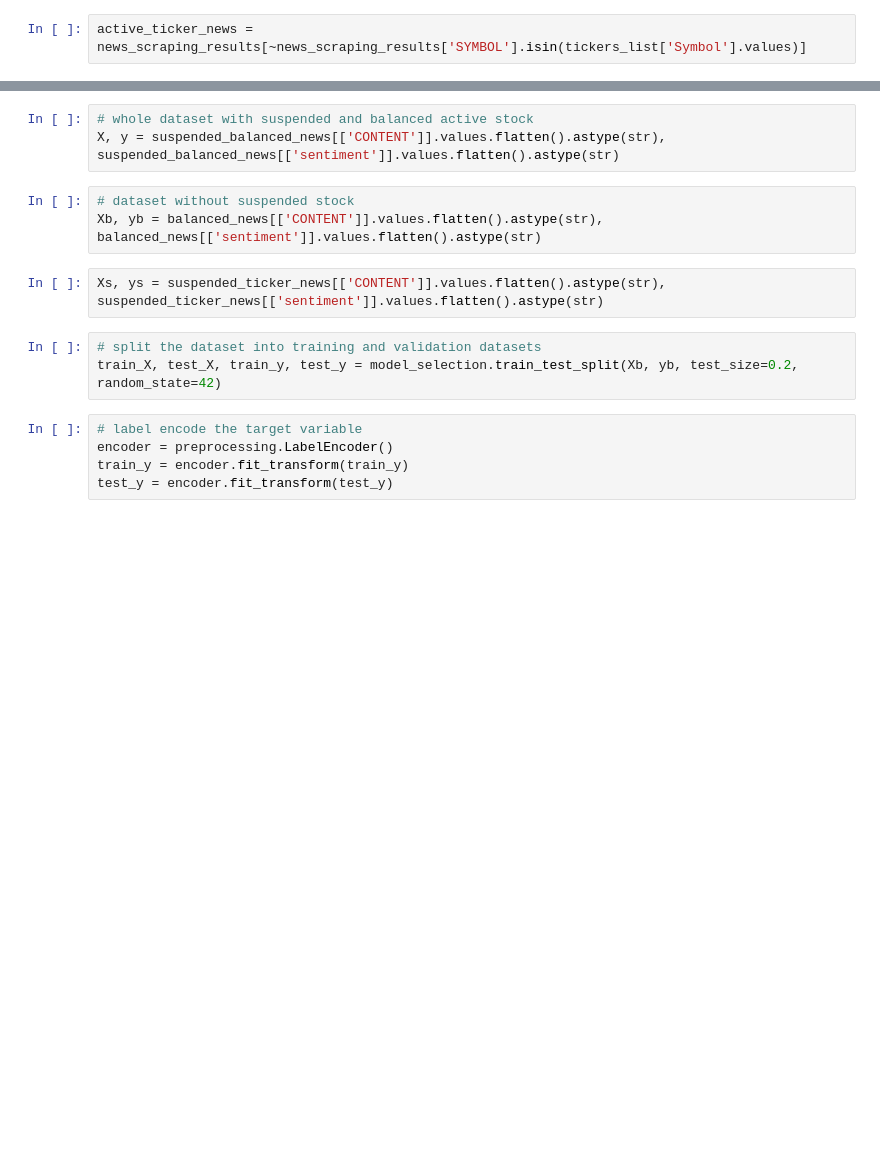
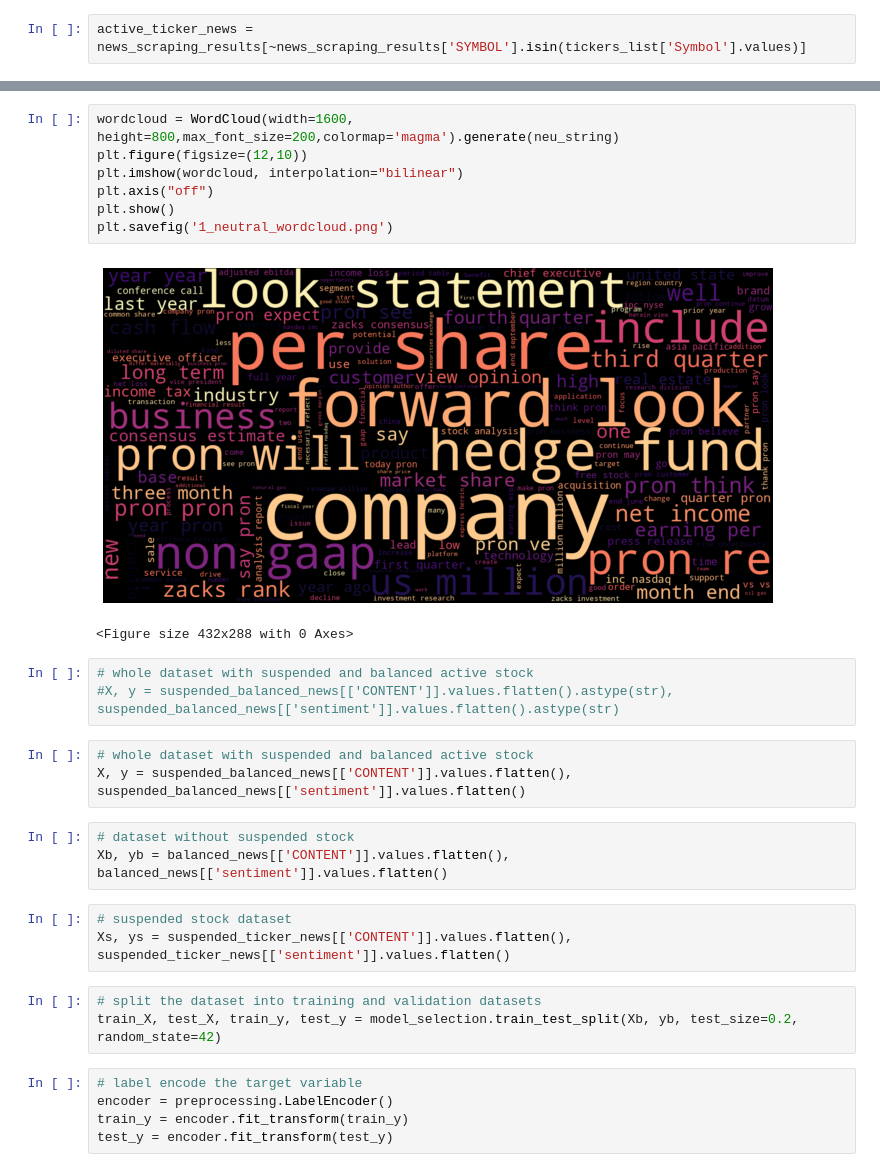
Before and after one commit to hAlbertK/Credit_Suisse_sentiment_analysis, a Jupyter notebook: NEW_text_classification.ipynb, the cells around one changed output, grey strips where cells are left out. Drawn from its saved outputs; the diff is of its cells as text; blank space fills up the shorter version.

```diff
--- a/NEW_text_classification.ipynb
+++ b/NEW_text_classification.ipynb
@@ -31,11 +77,25 @@ suspended_balanced_news = balanced_news.append(suspended_ticker_news.reset_index
+# %%
+wordcloud = WordCloud(width=1600, height=800,max_font_size=200,colormap='magma').generate(neu_string)
+plt.figure(figsize=(12,10))
+plt.imshow(wordcloud, interpolation="bilinear")
+plt.axis("off")
+plt.show()
+plt.savefig('1_neutral_wordcloud.png')
+# %% [output]
+[figure, added]
+<Figure size 432x288 with 0 Axes>
 # %%
 # whole dataset with suspended and balanced active stock
-X, y = suspended_balanced_news[['CONTENT']].values.flatten().astype(str), suspended_balanced_news[['sentiment']].values.flatten().astype(str)
+#X, y = suspended_balanced_news[['CONTENT']].values.flatten().astype(str), suspended_balanced_news[['sentiment']].values.flatten().astype(str)
+# %%
+# whole dataset with suspended and balanced active stock
+X, y = suspended_balanced_news[['CONTENT']].values.flatten(), suspended_balanced_news[['sentiment']].values.flatten()
 # %%
 # dataset without suspended stock
-Xb, yb = balanced_news[['CONTENT']].values.flatten().astype(str), balanced_news[['sentiment']].values.flatten().astype(str)
+Xb, yb = balanced_news[['CONTENT']].values.flatten(), balanced_news[['sentiment']].values.flatten()
 # %%
-Xs, ys = suspended_ticker_news[['CONTENT']].values.flatten().astype(str), suspended_ticker_news[['sentiment']].values.flatten().astype(str)
+# suspended stock dataset
+Xs, ys = suspended_ticker_news[['CONTENT']].values.flatten(), suspended_ticker_news[['sentiment']].values.flatten()
 # %%
 # split the dataset into training and validation datasets
 train_X, test_X, train_y, test_y = model_selection.train_test_split(Xb, yb, test_size=0.2, random_state=42)
```
Also changed, not shown: parts of 60 cells of this notebook.
